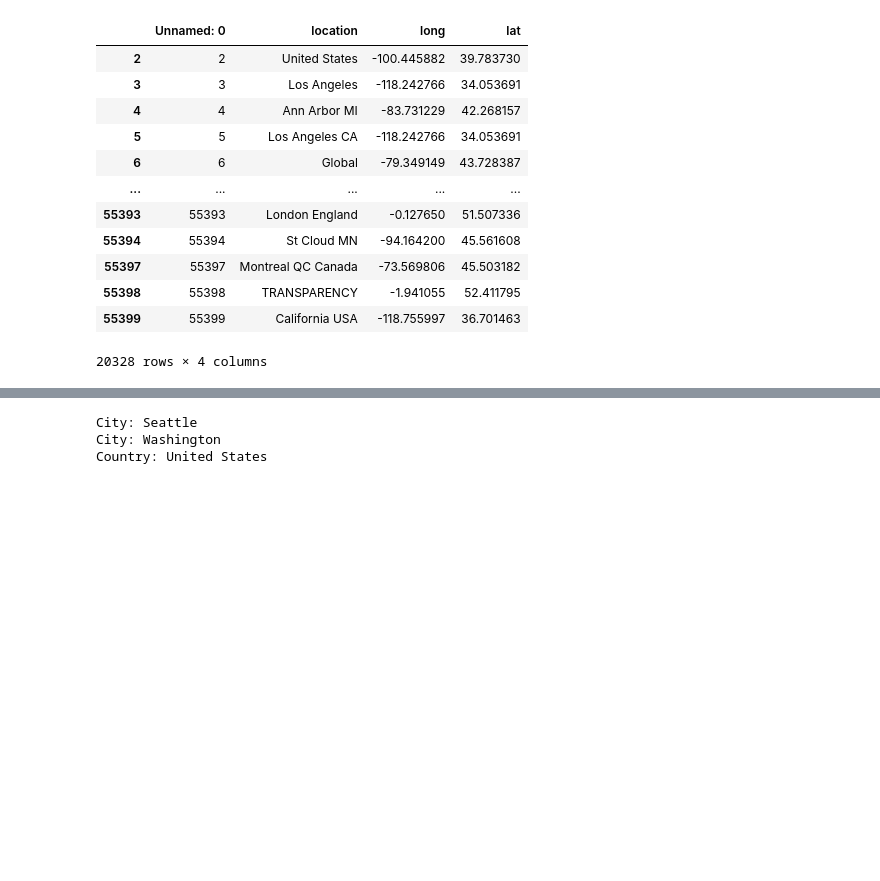
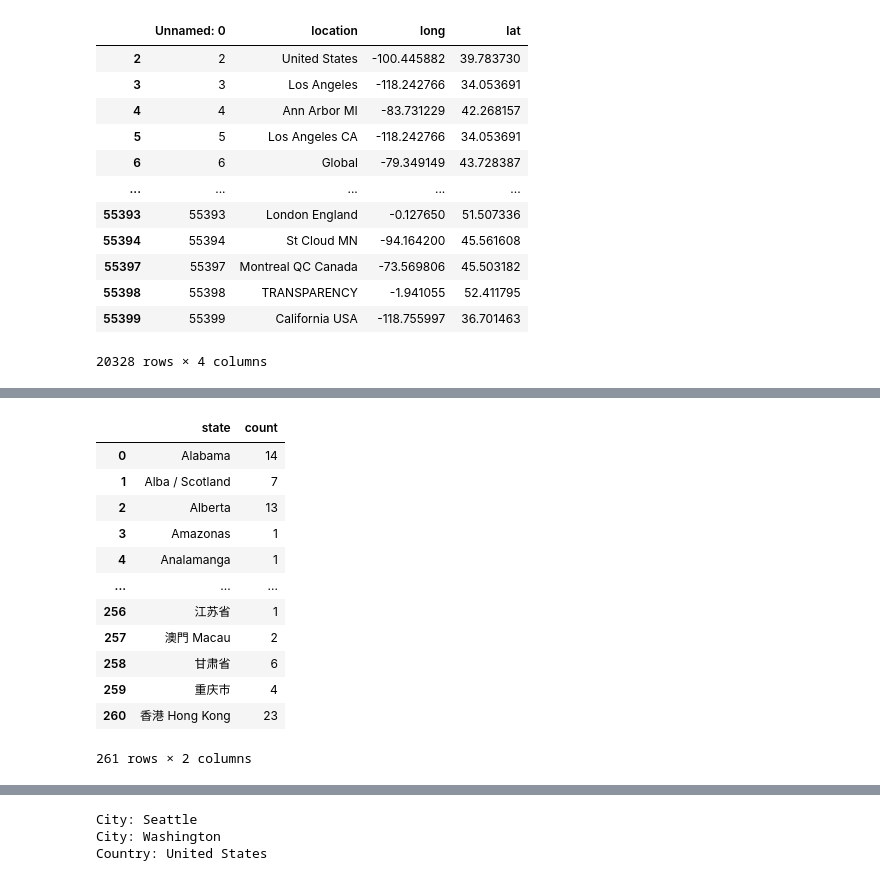
Before and after one commit to SreevaatsavB/Layoffs_analysis, a Jupyter notebook: Untitled.ipynb, the cells around one changed output, grey strips where cells are left out. Drawn from its saved outputs; the diff is of its cells as text; code cells hidden in the pictures; blank space fills up the shorter version.

```diff
--- a/Untitled.ipynb
+++ b/Untitled.ipynb
@@ -506,0 +589,16 @@ KeyboardInterrupt:
+# %%
+state_counts
+# %% [output]
+|  | state | count |
+| 0 | Alabama | 14 |
+| 1 | Alba / Scotland | 7 |
+| 2 | Alberta | 13 |
+| 3 | Amazonas | 1 |
+| 4 | Analamanga | 1 |
+| ... | ... | ... |
+| 256 | 江苏省 | 1 |
+| 257 | 澳門 Macau | 2 |
+| 258 | 甘肃省 | 6 |
+| 259 | 重庆市 | 4 |
+| 260 | 香港 Hong Kong | 23 |
+261 rows × 2 columns
```
Also changed, not shown: parts of 51 cells of this notebook, 29 other files.
